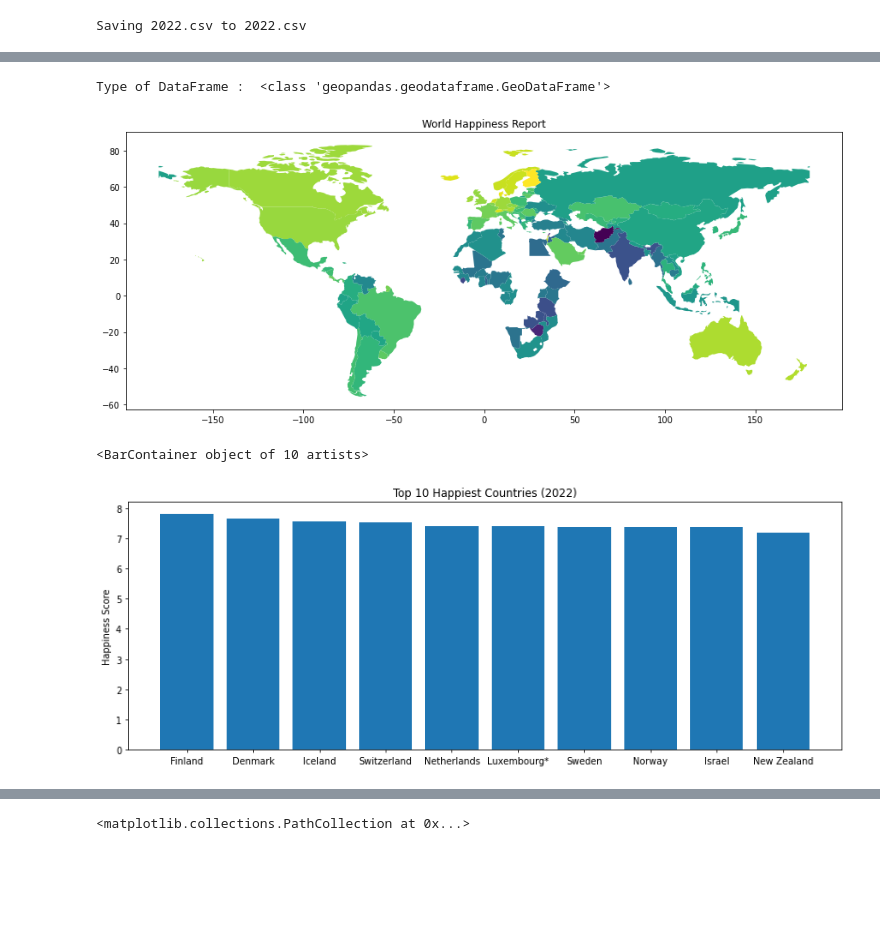
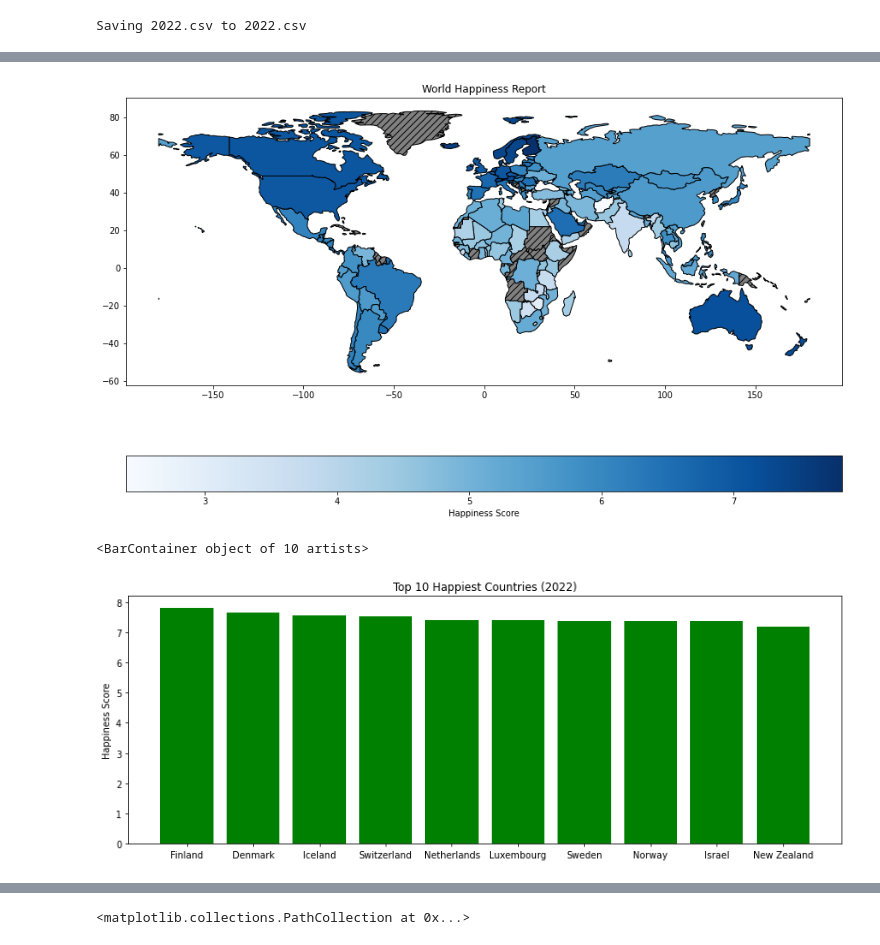
Before and after one commit to johnnyclayton/beginner_projects, a Jupyter notebook: Happiness_Report.ipynb, the cells around one changed output, grey strips where cells are left out. Saved outputs shown, nothing was run; the diff lists cells and outputs as text; code cells hidden in the pictures; blank space fills up the shorter version.

```diff
--- a/Happiness_Report.ipynb
+++ b/Happiness_Report.ipynb
@@ -22,5 +18,6 @@ data.drop(data.tail(1).index,inplace=True)
 # %%
-world_happiness = data
+data = pd.read_csv("/content/2022.csv")
 world = gpd.read_file(gpd.datasets.get_path("naturalearth_lowres"))
-world.head()
+world = world[world.name != "Antarctica"]
+data.head()
 # %% [output]
@@ -33,26 +30,28 @@ world.head()
 # %%
-%matplotlib inline
-world_happiness_final = world.merge(world_happiness, how="left", left_on=['name'], right_on=['Country'])
-print("Type of DataFrame : ", type(world_happiness_final))
-#world_happiness_final.head()
-world_happiness_final.plot("Happiness score", figsize=(15,10))
+world_happiness_final = world.merge(data, how="left", left_on=['name'], right_on=['Country'])
+world_happiness_final.plot("Happiness score",
+                           figsize=(15,10),
+                           legend = True,
+                           edgecolor = "black",
+                           cmap = plt.cm.Blues,
+                           legend_kwds = {"label":"Happiness Score", "orientation" : "horizontal"},
+
+                           missing_kwds = {"color" : "gray", "hatch" : "///"})
 plt.title("World Happiness Report");
 # %% [output]
-Type of DataFrame :  <class 'geopandas.geodataframe.GeoDataFrame'>
-[figure, old version]
+[figure, new version]
 # %%
 %matplotlib inline
-
 interval = 10
 figure(figsize=(14,5),dpi=70)
 plt.title("Top 10 Happiest Countries (2022)")
 plt.ylabel("Happiness Score")
 score = data["Happiness score"].head(interval)
 country = data["Country"].head(interval)
-plt.bar(country,score)
+plt.bar(country,score,color="green")
 # %% [output]
 <BarContainer object of 10 artists>
-[figure, old version]
+[figure, new version]
 # %%
 # Maximum GDP per capita
 gdp_max = data['GDP per capita'].max()
```
Also changed, not shown: parts of 2 cells of this notebook.
